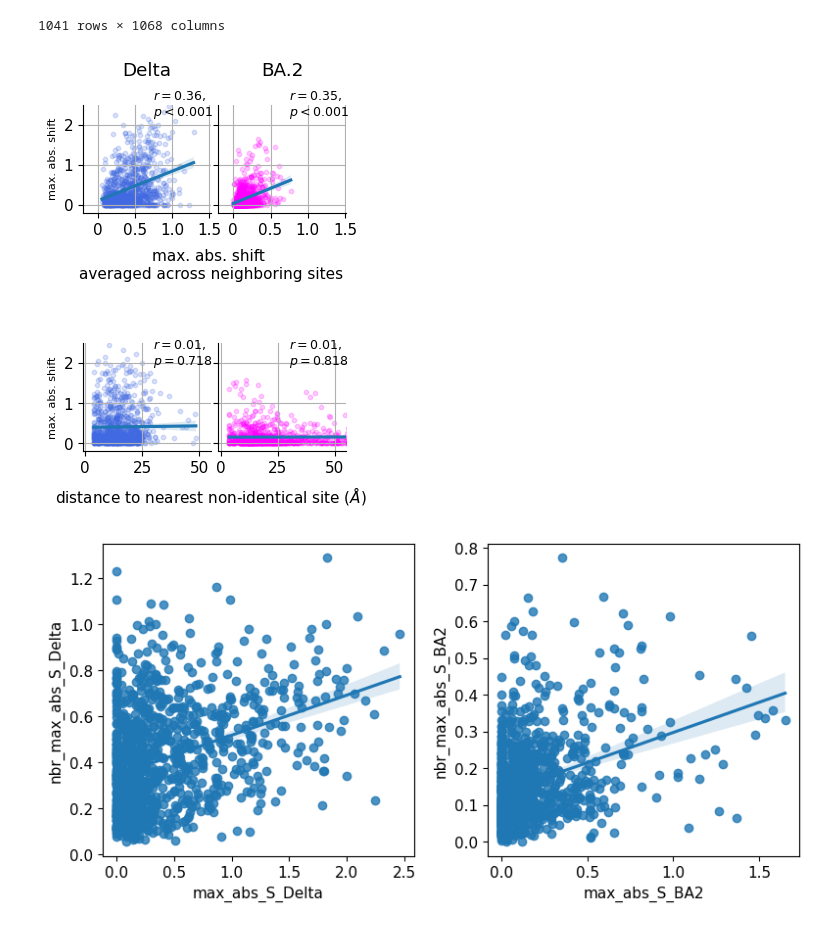
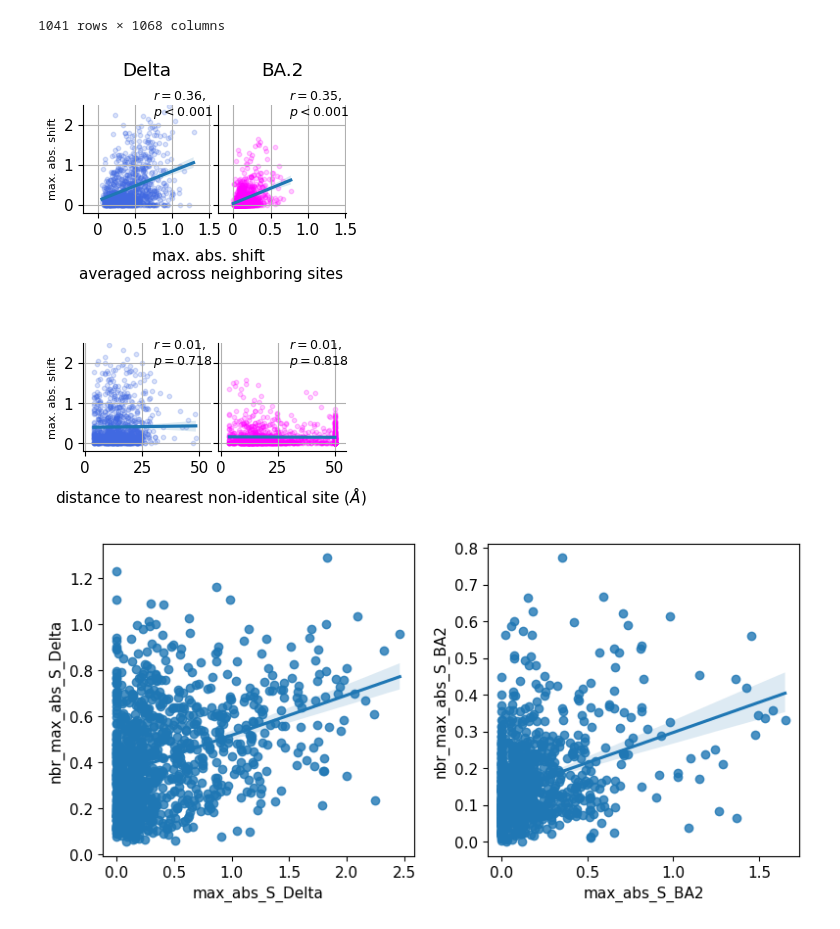
Before and after one commit to matsengrp/SARS-CoV-2_spike_multidms, a Jupyter notebook: notebooks/spike-structure-analysis.ipynb, the cells around one changed output. Cells and saved outputs as stored; diff of their text form; code cells hidden in the pictures.

Commit message:
updated figures

```diff
--- a/notebooks/spike-structure-analysis.ipynb
+++ b/notebooks/spike-structure-analysis.ipynb
@@ -746,9 +746,10 @@ for homolog, iter_ax in zip(["Delta", "BA2"], ["c", "C"]):
 #     )
 
 #     scatter_kws["c"] = 'royalblue' if homolog == "Delta" else "magenta"
-
+    data = nbr_score_df.query(f"dist_nearest_{homolog}_nis != 0").copy()
+    data[f"dist_nearest_{homolog}_nis"].clip(upper=50, inplace=True)
     sns.regplot(
-        data = nbr_score_df.query(f"dist_nearest_{homolog}_nis != 0"),
+        data = data,
 #         c='royalblue' if homolog == "Delta" else "magenta",
         y = f"{metric_prefix}_{homolog}",
         x = f"dist_nearest_{homolog}_nis",
@@ -864,34 +865,34 @@ for homolog, iter_ax in zip(["Delta", "BA2"], ["c", "C"]):
 #         axs[iter_ax].set_xlabel(xlabel)
 #         axs[iter_ax].xaxis.set_label_coords(1.0, -.33)
 #     else:
 #         axs[iter_ax].set_yticklabels([])
 #         axs[iter_ax].set_xlabel(None)
 #     axs[iter_ax].set_ylabel(None)
 #     sns.despine(ax=axs[iter_ax])
 #     axs[iter_ax].grid()
 #     pairs=[(False, True)]
 
 #     annotator = Annotator(
 #         ax,
 #         pairs,
 #         y=f"is_{homolog}_nis",
 #         x=f"{metric_prefix}_{homolog}",
 # #         x=f"max_abs_S_{homolog}",
 #         data=nbr_score_df,
 #         order=[False, True],
 #         orient="h"
 #     )
 #     annotator.configure(test='Mann-Whitney', text_format='star', loc='inside')
 # #     annotator.configure(test='Mann-Whitney', text_format='star', loc='inside')
 # #     annotator.configure(test='Mann-Whitney',  loc='inside')
 #     annotator.apply_and_annotate()
 
 
 fig.savefig(f"{FIG_OUTDIR}/{saveas}.pdf",bbox_inches='tight')
 fig.savefig(f"{FIG_OUTDIR}/{saveas}.png",bbox_inches='tight')
 plt.show()
 # %% [output]
-[figure, old version]
+[figure, new version]
 # %%
 fig, ax = plt.subplots(1,2, figsize=[8, 4])
 for i, homolog in enumerate(["Delta", "BA2"]):
```
Also changed, not shown: 18 other files.
